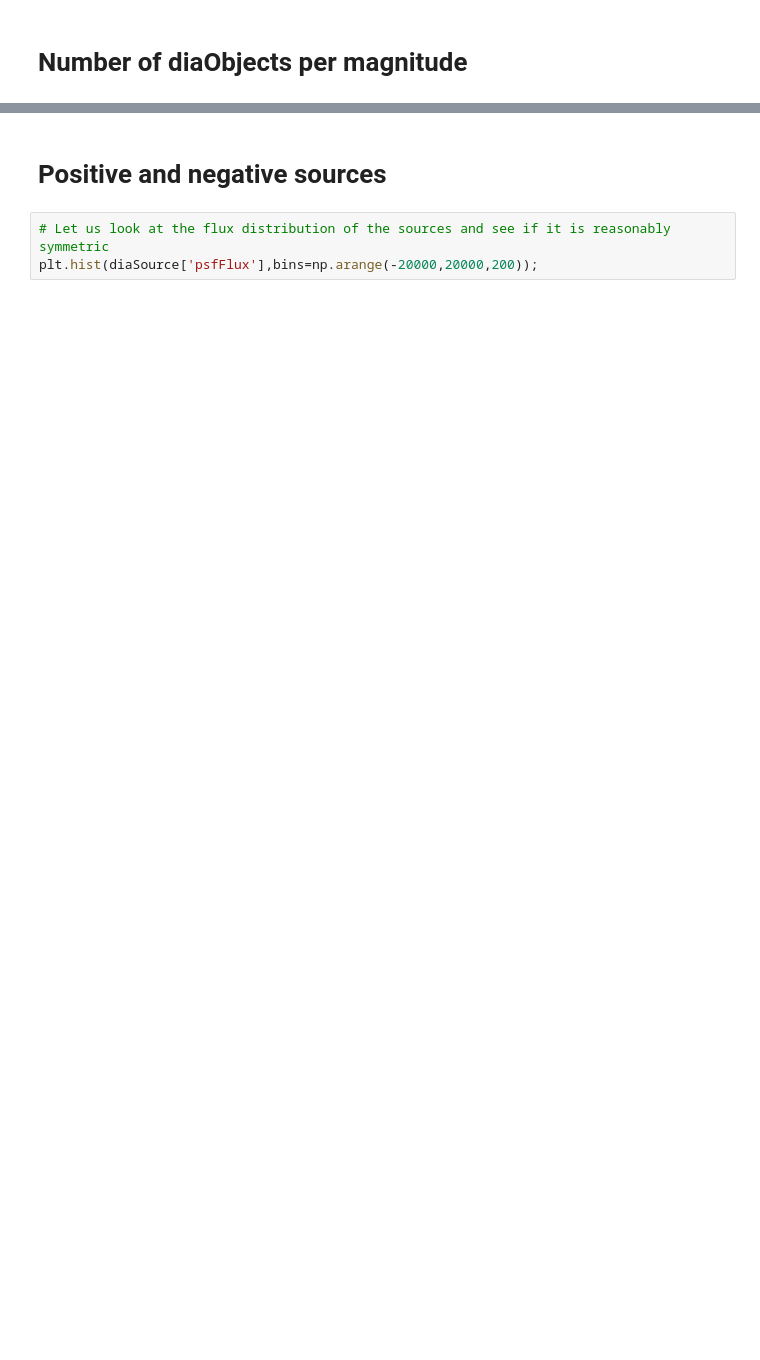
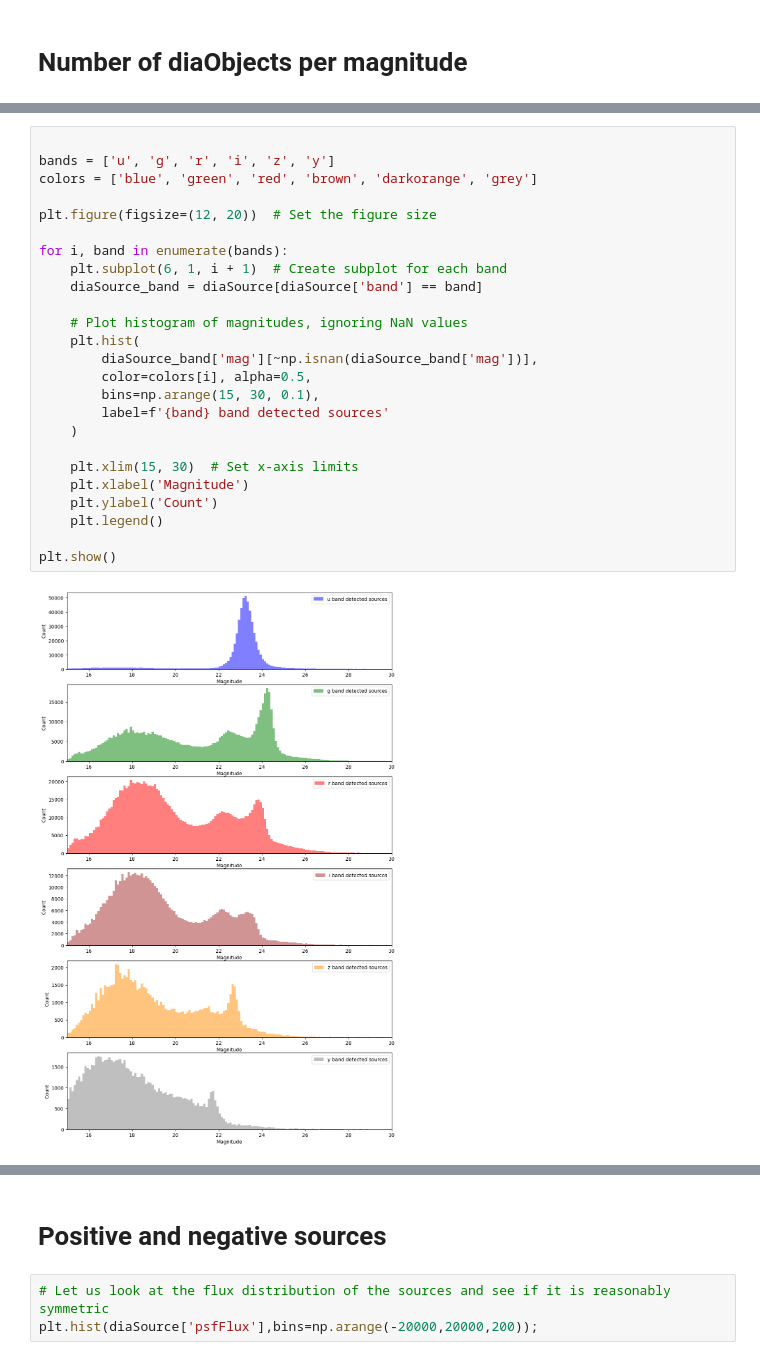
Before and after one commit to lsst-sitcom/notebooks_dia, a Jupyter notebook: Comcam_init_analysis.ipynb, the cells around one changed output, grey strips where cells are left out. Drawn from its saved outputs; the diff is of its cells as text; blank space fills up the shorter version.

```diff
--- a/Comcam_init_analysis.ipynb
+++ b/Comcam_init_analysis.ipynb
@@ -315,0 +400,27 @@ plt.legend();
+# %%
+
+bands = ['u', 'g', 'r', 'i', 'z', 'y']
+colors = ['blue', 'green', 'red', 'brown', 'darkorange', 'grey']
+
+plt.figure(figsize=(12, 20))  # Set the figure size
+
+for i, band in enumerate(bands):
+    plt.subplot(6, 1, i + 1)  # Create subplot for each band
+    diaSource_band = diaSource[diaSource['band'] == band]
+
+    # Plot histogram of magnitudes, ignoring NaN values
+    plt.hist(
+        diaSource_band['mag'][~np.isnan(diaSource_band['mag'])],
+        color=colors[i], alpha=0.5,
+        bins=np.arange(15, 30, 0.1),
+        label=f'{band} band detected sources'
+    )
+
+    plt.xlim(15, 30)  # Set x-axis limits
+    plt.xlabel('Magnitude')
+    plt.ylabel('Count')
+    plt.legend()
+
+plt.show()
+# %% [output]
+[figure, added]
```
Also changed, not shown: parts of 42 cells of this notebook, 1 other file.
